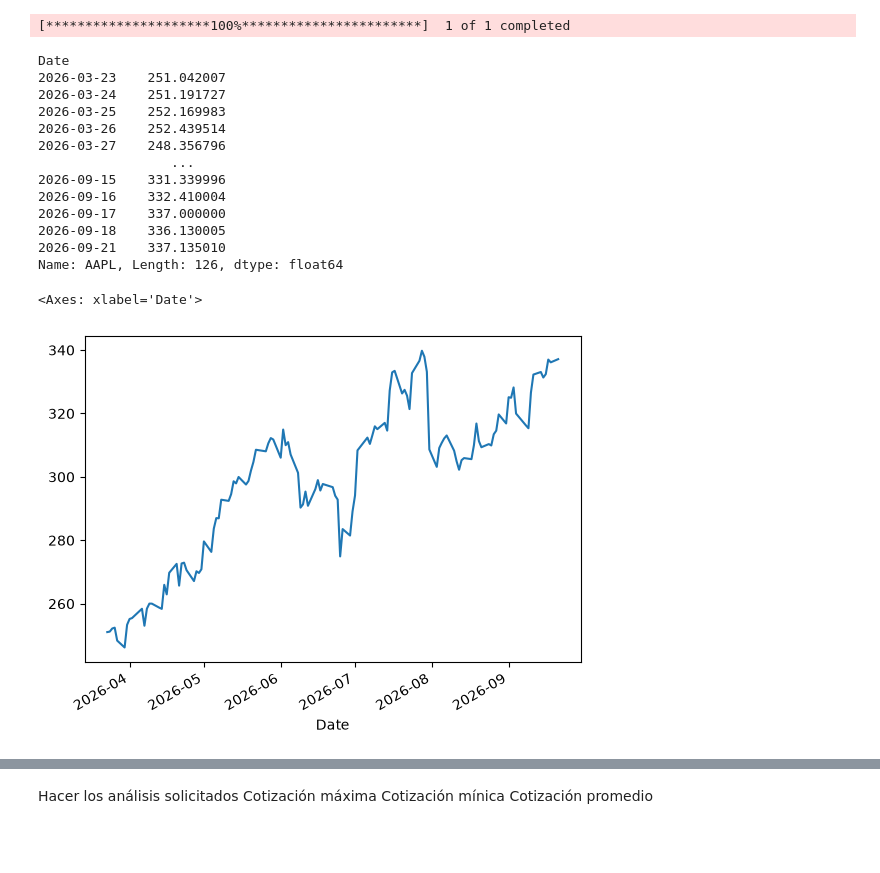
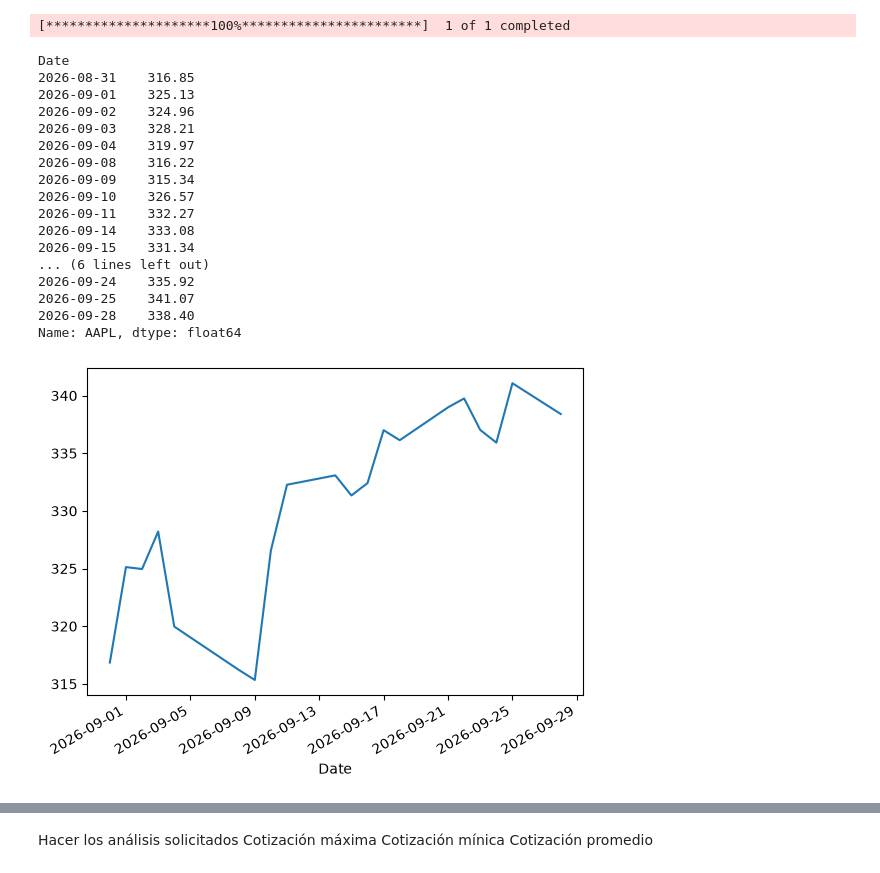
Before and after one commit to pcarballo07/Python, a Jupyter notebook: Proyecto 2/Proyecto2.ipynb, the cells around one changed output, grey strips where cells are left out. Saved outputs shown, nothing was run; the diff lists cells and outputs as text; code cells hidden in the pictures; blank space fills up the shorter version.

```diff
--- a/Proyecto 2/Proyecto2.ipynb
+++ b/Proyecto 2/Proyecto2.ipynb
@@ -7,27 +17,30 @@ import yfinance
 # %%
 tiker = input("Escriba el codigo de la acción: ")
 
-data = yfinance.download([tiker] , period= "6mo")
+data = yfinance.download([tiker] , period= "1mo")
 
-cierre = data.Close[tiker]
+cierre = round(data.Close[tiker], 2)
 # %% [output]
 [*********************100%***********************]  1 of 1 completed
 # %%
 print(cierre)
-cierre.plot()
+grafica = cierre.plot()
 # %% [output]
 Date
-2026-03-23    251.042007
-2026-03-24    251.191727
-2026-03-25    252.169983
-2026-03-26    252.439514
-2026-03-27    248.356796
-                 ...
-2026-09-15    331.339996
-2026-09-16    332.410004
-2026-09-17    337.000000
-2026-09-18    336.130005
-2026-09-21    337.135010
-Name: AAPL, Length: 126, dtype: float64
+2026-08-31    316.85
+2026-09-01    325.13
+2026-09-02    324.96
+2026-09-03    328.21
+2026-09-04    319.97
+2026-09-08    316.22
+2026-09-09    315.34
+2026-09-10    326.57
+2026-09-11    332.27
+2026-09-14    333.08
+2026-09-15    331.34
+... (6 lines left out)
+2026-09-24    335.92
+2026-09-25    341.07
+2026-09-28    338.40
+Name: AAPL, dtype: float64
-<Axes: xlabel='Date'>
-[figure, old version]
+[figure, new version]
```
Also changed, not shown: parts of 7 cells of this notebook, 2 other files.
